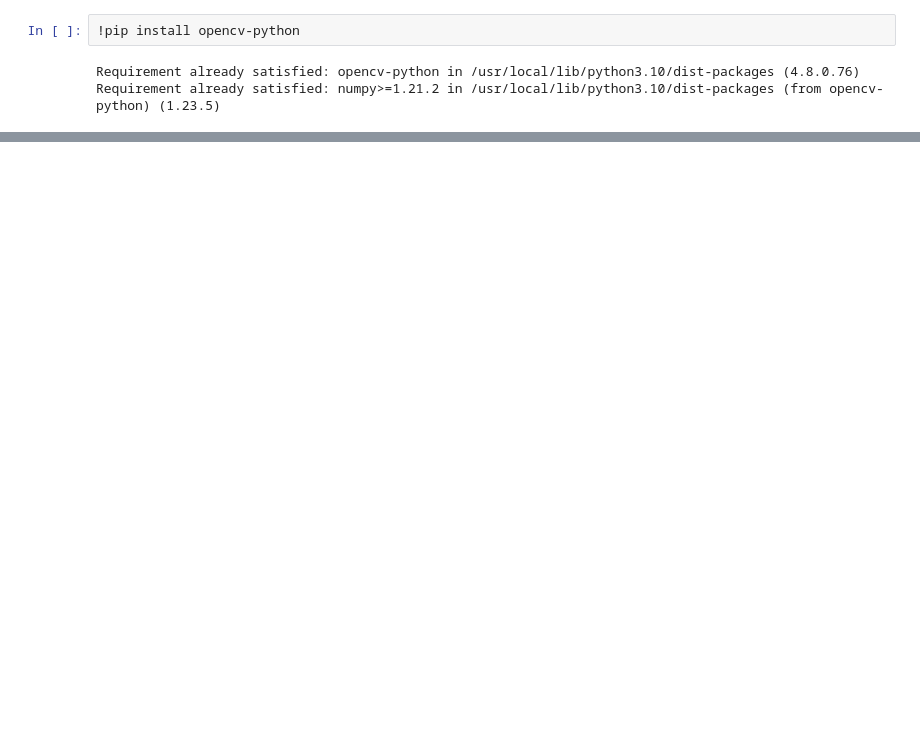
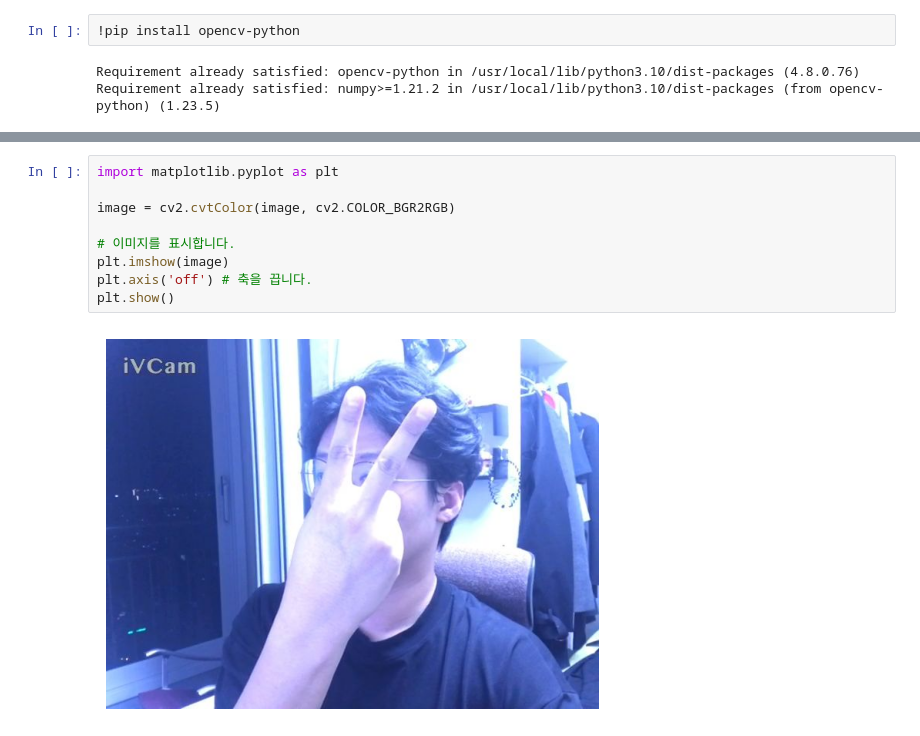
Before and after one commit to SeeUSoon93/deepLearning, a Jupyter notebook: mediaPipe.ipynb, the cells around one changed output, grey strips where cells are left out. Drawn from its saved outputs; the diff is of its cells as text; blank space fills up the shorter version.

```diff
--- a/mediaPipe.ipynb
+++ b/mediaPipe.ipynb
@@ -86,0 +148,11 @@ cap.release()
+# %%
+import matplotlib.pyplot as plt
+
+image = cv2.cvtColor(image, cv2.COLOR_BGR2RGB)
+
+# 이미지를 표시합니다.
+plt.imshow(image)
+plt.axis('off') # 축을 끕니다.
+plt.show()
+# %% [output]
+[figure, added]
```
Also changed, not shown: parts of 3 cells of this notebook.
